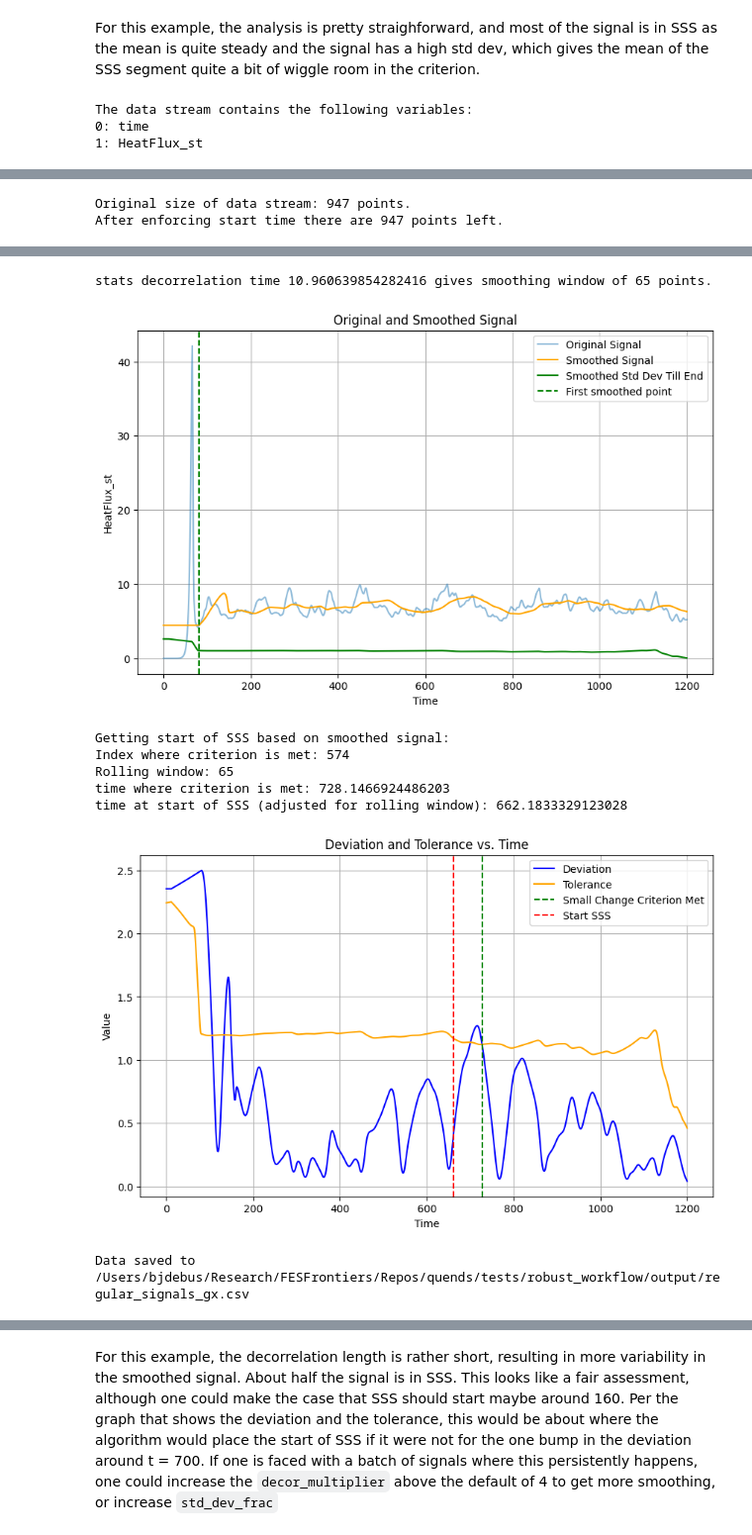
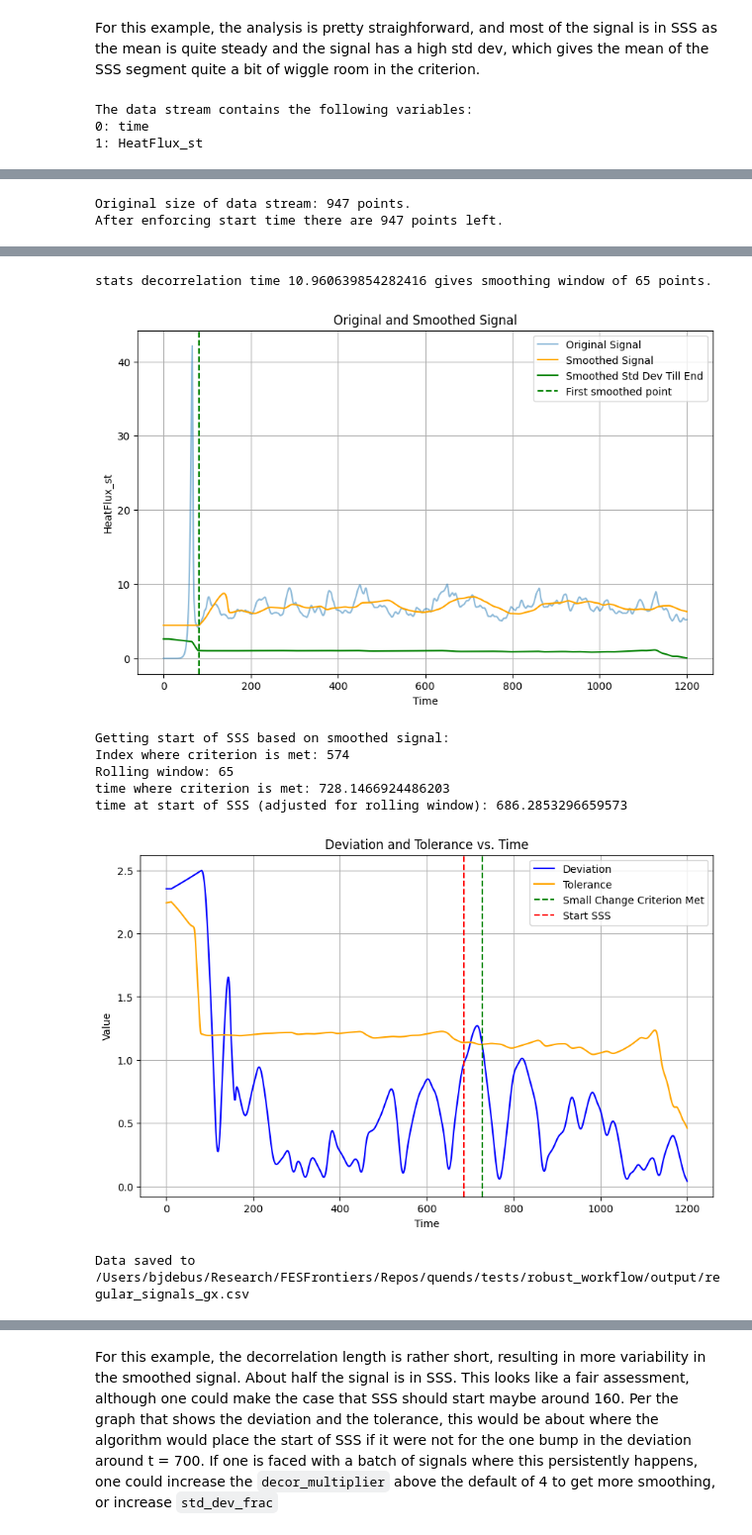
Before and after one commit to sandialabs/quends, a Jupyter notebook: examples/tutorial/notebooks/robust_workflow.ipynb, the cells around one changed output, grey strips where cells are left out. Shown at 99% size. Drawn from its saved outputs; the diff is of its cells as text; code cells hidden in the pictures.

Commit message:
results after changing decor_multiplier to 6 and smoothing_window_correction to 0.5

```diff
--- a/examples/tutorial/notebooks/robust_workflow.ipynb
+++ b/examples/tutorial/notebooks/robust_workflow.ipynb
@@ -270,40 +274,40 @@ col = "HeatFlux_st"
 my_wrkflw.plot_signal_basic_stats(data_stream,col,label=data_paths[0])
 
 # Set up workflow object
-my_wrkflw = qnds.RobustWorkflow(operate_safe=False, verbosity=2,decor_multiplier=6.0)
+my_wrkflw = qnds.RobustWorkflow(operate_safe=False, verbosity=2)
 
 # Get statistics
 my_stats = my_wrkflw.process_data_steam(data_stream,col)
 
 df_stats = pd.DataFrame([my_stats])
 
 save_stats_to_csv(df_stats, "regular_signals_gx.csv")
 
 # # Save the OriginalExpected Outputs
 # # =================================================================
 # file_path_str = "../../../tests/robust_workflow/expected/regular_signals_gx.csv"
 # file_path = Path(file_path_str)
 # file_path.parent.mkdir(parents=True, exist_ok=True)
 # df_stats.to_csv(file_path, index=False)
 # print(f"Data saved to {file_path}")
 
 # Plot trace with mean and start of steady state
 if not my_stats[col]["metadata"]["mitigation"] == "Drop":
     my_wrkflw.plot_signal_basic_stats(data_stream,col,stats=my_stats,label=data_paths[0])
 # %% [output]
 The data stream contains the following variables:
 0: time
 1: HeatFlux_st
 [figure]
 Original size of data stream: 947 points.
 After enforcing start time there are 947 points left.
 [figure]
 stats decorrelation time 10.960639854282416 gives smoothing window of 65 points.
 [figure]
 Getting start of SSS based on smoothed signal:
 Index where criterion is met: 574
 Rolling window: 65
 time where criterion is met: 728.1466924486203
-time at start of SSS (adjusted for rolling window): 662.1833329123028
+time at start of SSS (adjusted for rolling window): 686.2853296659573
-[figure, old version]
+[figure, new version]
 Data saved to /Users/bjdebus/Research/FESFrontiers/Repos/quends/tests/robust_workflow/output/regular_signals_gx.csv
```
Also changed, not shown: parts of 14 cells of this notebook, 10 other files.
